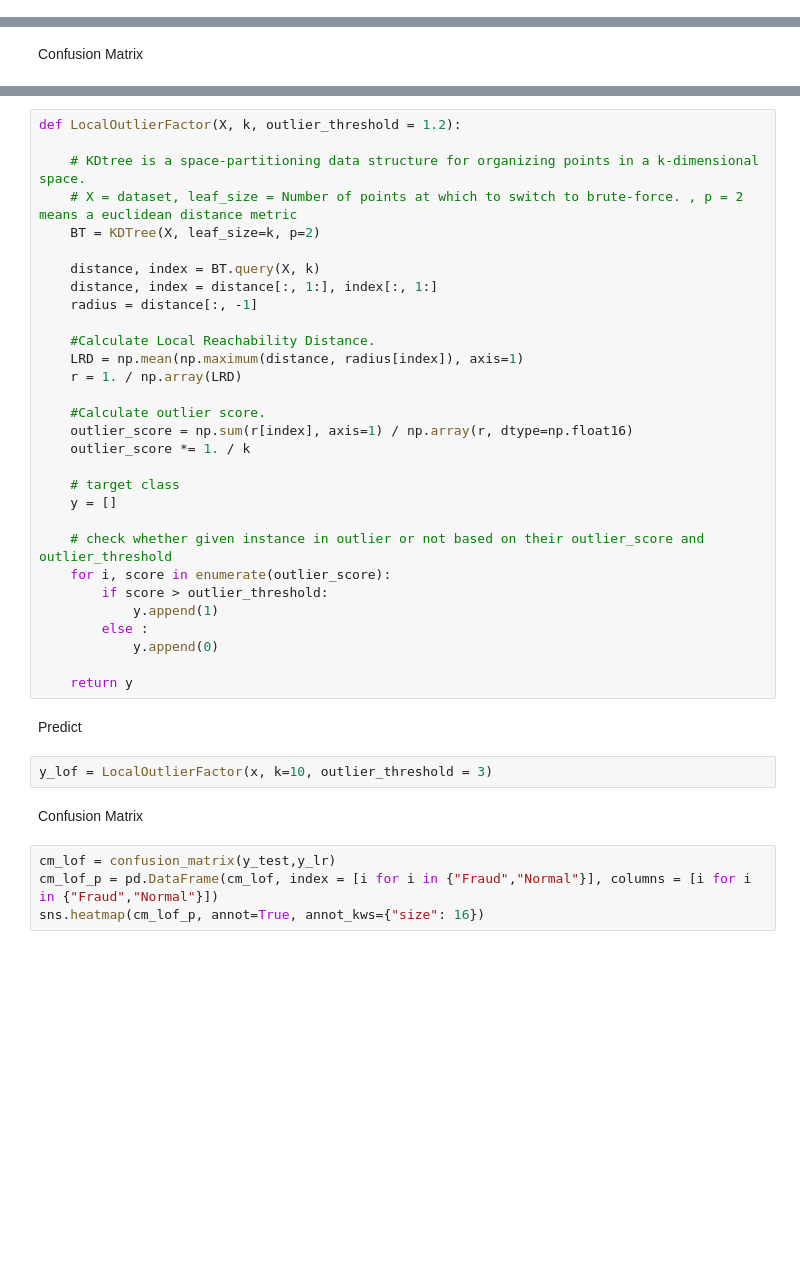
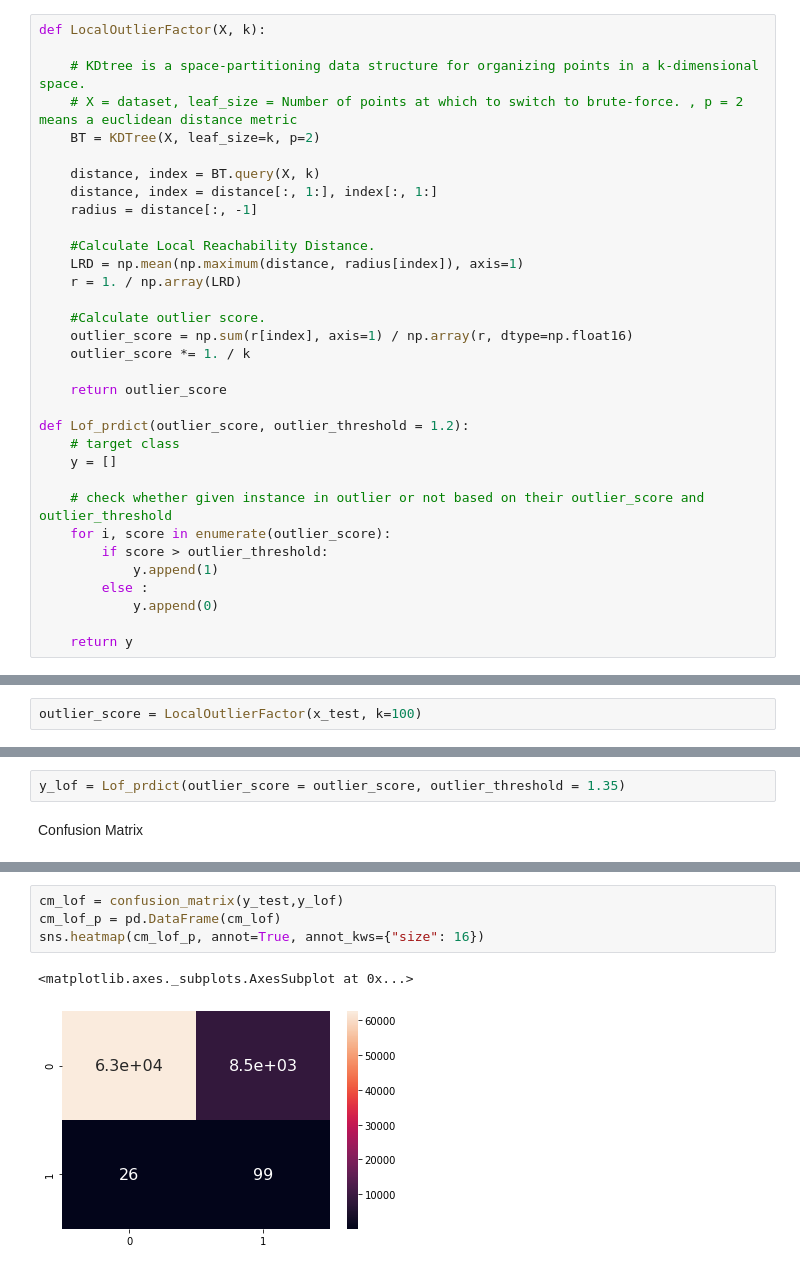
Before and after one commit to 201701203/Anomaly-detection-in-Payments-using-ML, a Jupyter notebook: Anamoly_detection.ipynb, the cells around one changed output, grey strips where cells are left out. Drawn from its saved outputs; the diff is of its cells as text; blank space fills up the shorter version.

```diff
--- a/Anamoly_detection.ipynb
+++ b/Anamoly_detection.ipynb
@@ -487,0 +482,33 @@ it.fit(x_sample)
+# %%
+def LocalOutlierFactor(X, k):
+
+    # KDtree is a space-partitioning data structure for organizing points in a k-dimensional space.
+    # X = dataset, leaf_size = Number of points at which to switch to brute-force. , p = 2 means a euclidean distance metric
+    BT = KDTree(X, leaf_size=k, p=2)
+
+    distance, index = BT.query(X, k)
+    distance, index = distance[:, 1:], index[:, 1:]
+    radius = distance[:, -1]
+
+    #Calculate Local Reachability Distance.
+    LRD = np.mean(np.maximum(distance, radius[index]), axis=1)
+    r = 1. / np.array(LRD)
+
+    #Calculate outlier score.
+    outlier_score = np.sum(r[index], axis=1) / np.array(r, dtype=np.float16)
+    outlier_score *= 1. / k
+
+    return outlier_score
+
+def Lof_prdict(outlier_score, outlier_threshold = 1.2):
+    # target class
+    y = []
+
+    # check whether given instance in outlier or not based on their outlier_score and outlier_threshold
+    for i, score in enumerate(outlier_score):
+        if score > outlier_threshold:
+            y.append(1)
+        else :
+            y.append(0)
+
+    return y
@@ -488,2 +517,4 @@ it.fit(x_sample)
+# %%
+outlier_score = LocalOutlierFactor(x_test, k=100)
 # %% [markdown]
 Predict
@@ -494,2 +521,4 @@ y_iso = it.predict_from_anomaly_scores(scores, 0.67)
+# %%
+y_lof = Lof_prdict(outlier_score = outlier_score, outlier_threshold = 1.35)
 # %% [markdown]
 Confusion Matrix
@@ -527,40 +525,7 @@ Average precision-recall score: 0.05
-# %%
-def LocalOutlierFactor(X, k, outlier_threshold = 1.2):
-
-    # KDtree is a space-partitioning data structure for organizing points in a k-dimensional space.
-    # X = dataset, leaf_size = Number of points at which to switch to brute-force. , p = 2 means a euclidean distance metric
-    BT = KDTree(X, leaf_size=k, p=2)
-
-    distance, index = BT.query(X, k)
-    distance, index = distance[:, 1:], index[:, 1:]
-    radius = distance[:, -1]
-
-    #Calculate Local Reachability Distance.
-    LRD = np.mean(np.maximum(distance, radius[index]), axis=1)
-    r = 1. / np.array(LRD)
-
-    #Calculate outlier score.
-    outlier_score = np.sum(r[index], axis=1) / np.array(r, dtype=np.float16)
-    outlier_score *= 1. / k
-
-    # target class
-    y = []
-
-    # check whether given instance in outlier or not based on their outlier_score and outlier_threshold
-    for i, score in enumerate(outlier_score):
-        if score > outlier_threshold:
-            y.append(1)
-        else :
-            y.append(0)
-
-    return y
-# %% [markdown]
-Predict
-# %%
-y_lof = LocalOutlierFactor(x, k=10, outlier_threshold = 3)
-# %% [markdown]
-Confusion Matrix
 # %%
-cm_lof = confusion_matrix(y_test,y_lr)
-cm_lof_p = pd.DataFrame(cm_lof, index = [i for i in {"Fraud","Normal"}], columns = [i for i in {"Fraud","Normal"}])
+cm_lof = confusion_matrix(y_test,y_lof)
+cm_lof_p = pd.DataFrame(cm_lof)
 sns.heatmap(cm_lof_p, annot=True, annot_kws={"size": 16})
+# %% [output]
+<matplotlib.axes._subplots.AxesSubplot at 0x...>
+[figure, added]
```
Also changed, not shown: parts of 48 cells of this notebook.
